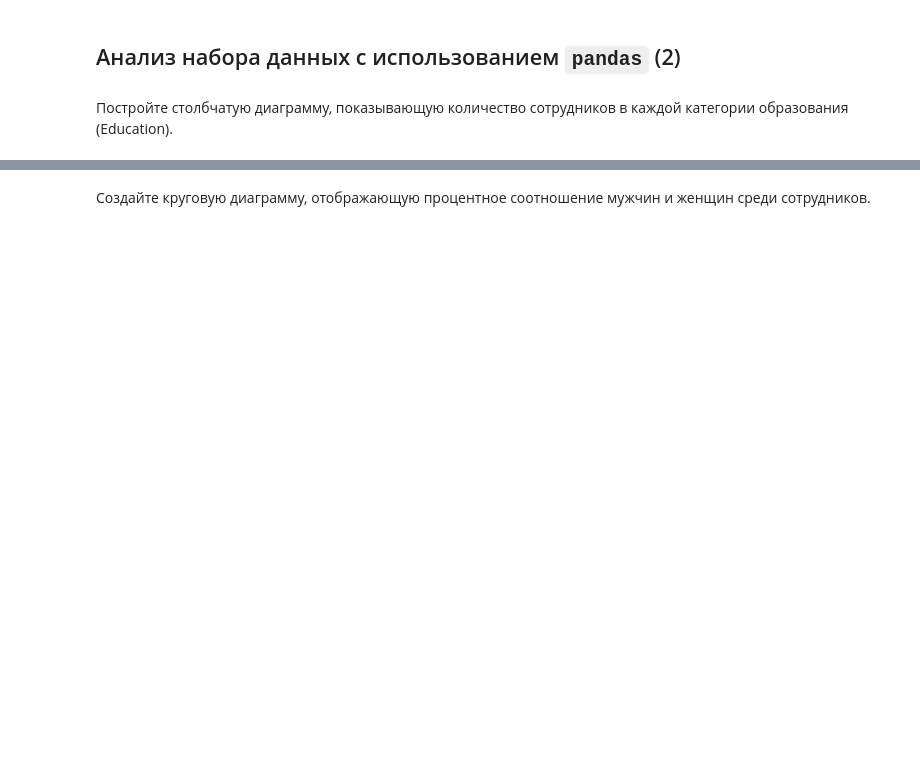
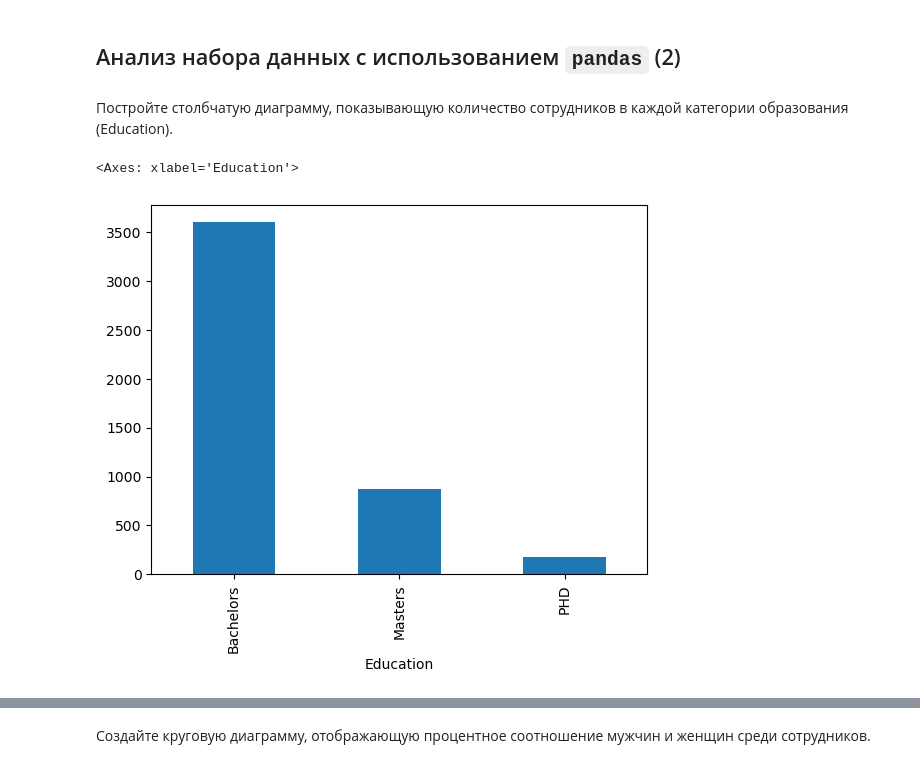
Before and after one commit to Nikolay-KY/big_data_02_24, a Jupyter notebook: day_02 ex_2.ipynb, the cells around one changed output, grey strips where cells are left out. Saved outputs shown, nothing was run; the diff lists cells and outputs as text; code cells hidden in the pictures; blank space fills up the shorter version.

```diff
--- a/day_02 ex_2.ipynb
+++ b/day_02 ex_2.ipynb
@@ -9,0 +10,5 @@ df = pd.read_csv('Employee.csv')
+# %%
+df.groupby('Education').size().plot(kind='bar')
+# %% [output]
+<Axes: xlabel='Education'>
+[figure, added]
```
Also changed, not shown: parts of 33 cells of this notebook.
